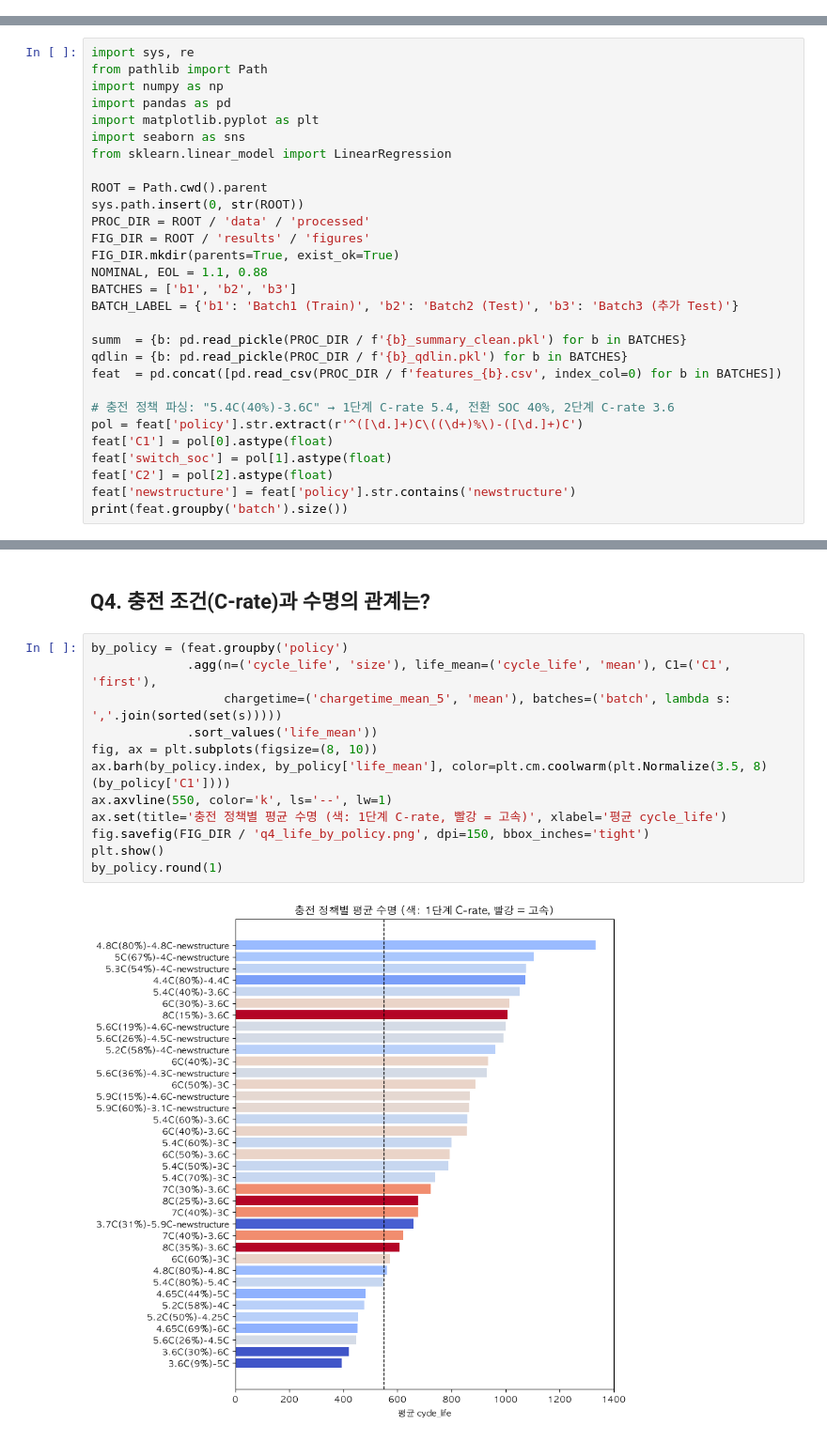
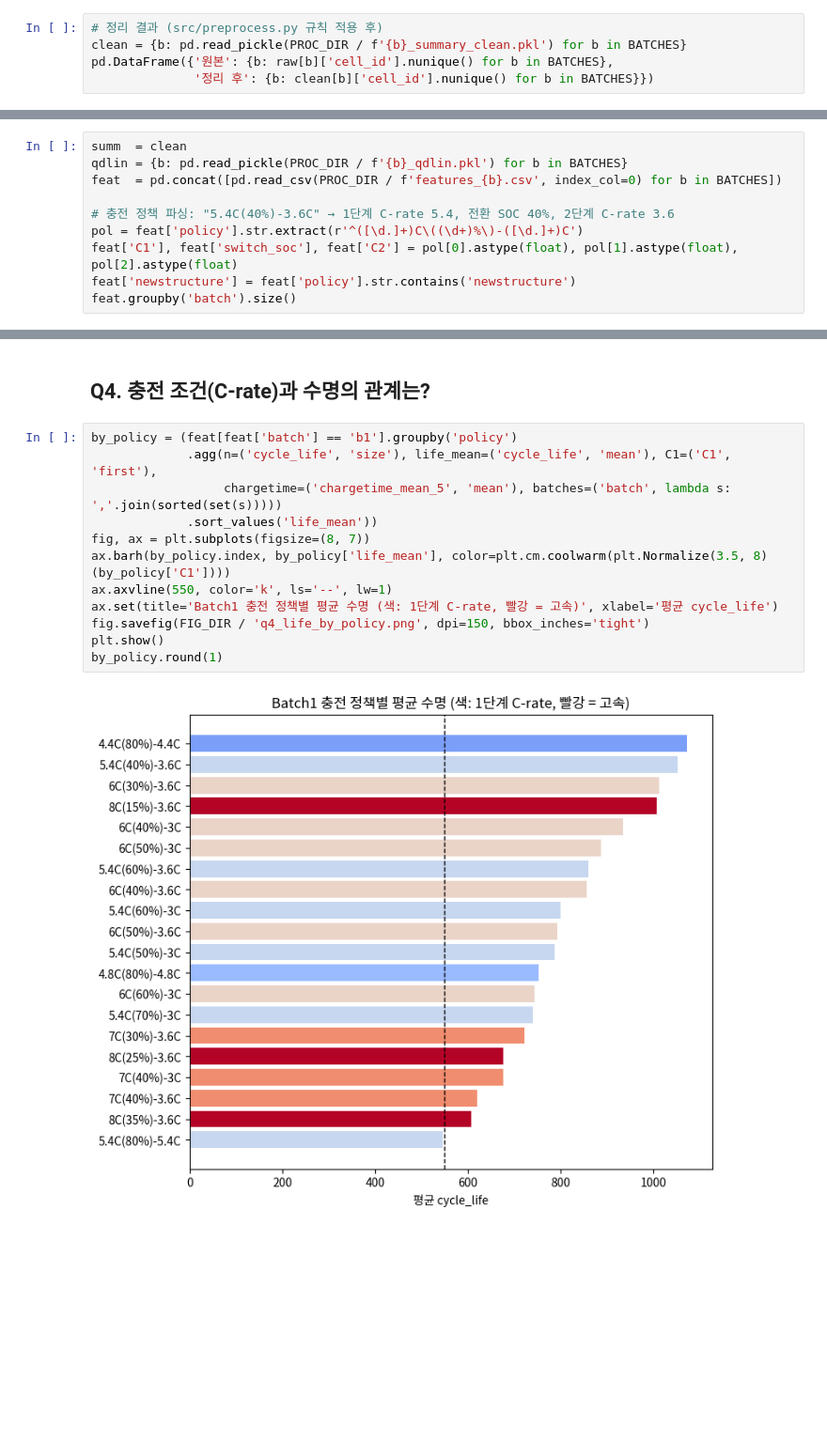
Before and after one commit to insidesight0921-stack/ess-battery-life-prediction, a Jupyter notebook: notebooks/01_EDA.ipynb, the cells around one changed output, grey strips where cells are left out. Shown at 94% size. Cells and saved outputs as stored; diff of their text form; blank space fills up the shorter version.

Commit message:
DAY2: 피처 선택 규칙 코드화(Train만), 재실행 결과, 노트북 01~03 정리, README 갱신

```diff
--- a/notebooks/01_EDA.ipynb
+++ b/notebooks/01_EDA.ipynb
@@ -357,0 +122,5 @@ display(info3[info3['censored']])
+# %%
+# 정리 결과 (src/preprocess.py 규칙 적용 후)
+clean = {b: pd.read_pickle(PROC_DIR / f'{b}_summary_clean.pkl') for b in BATCHES}
+pd.DataFrame({'원본': {b: raw[b]['cell_id'].nunique() for b in BATCHES},
+              '정리 후': {b: clean[b]['cell_id'].nunique() for b in BATCHES}})
@@ -363,32 +136,13 @@ display(info3[info3['censored']])
 # %%
-import sys, re
-from pathlib import Path
-import numpy as np
-import pandas as pd
-import matplotlib.pyplot as plt
-import seaborn as sns
-from sklearn.linear_model import LinearRegression
-
-ROOT = Path.cwd().parent
-sys.path.insert(0, str(ROOT))
-PROC_DIR = ROOT / 'data' / 'processed'
-FIG_DIR = ROOT / 'results' / 'figures'
-FIG_DIR.mkdir(parents=True, exist_ok=True)
-NOMINAL, EOL = 1.1, 0.88
-BATCHES = ['b1', 'b2', 'b3']
-BATCH_LABEL = {'b1': 'Batch1 (Train)', 'b2': 'Batch2 (Test)', 'b3': 'Batch3 (추가 Test)'}
-
-summ  = {b: pd.read_pickle(PROC_DIR / f'{b}_summary_clean.pkl') for b in BATCHES}
+summ  = clean
 qdlin = {b: pd.read_pickle(PROC_DIR / f'{b}_qdlin.pkl') for b in BATCHES}
 feat  = pd.concat([pd.read_csv(PROC_DIR / f'features_{b}.csv', index_col=0) for b in BATCHES])
 
 # 충전 정책 파싱: "5.4C(40%)-3.6C" → 1단계 C-rate 5.4, 전환 SOC 40%, 2단계 C-rate 3.6
 pol = feat['policy'].str.extract(r'^([\d.]+)C\((\d+)%\)-([\d.]+)C')
-feat['C1'] = pol[0].astype(float)
-feat['switch_soc'] = pol[1].astype(float)
-feat['C2'] = pol[2].astype(float)
+feat['C1'], feat['switch_soc'], feat['C2'] = pol[0].astype(float), pol[1].astype(float), pol[2].astype(float)
 feat['newstructure'] = feat['policy'].str.contains('newstructure')
-print(feat.groupby('batch').size())
+feat.groupby('batch').size()
 # %% [output]
 batch
 b1    36
@@ -626,18 +393,18 @@ feat.groupby('life_group')[dq_cols].median().round(3)
 # %% [markdown]
 ## Q4. 충전 조건(C-rate)과 수명의 관계는?
 # %%
-by_policy = (feat.groupby('policy')
+by_policy = (feat[feat['batch'] == 'b1'].groupby('policy')
              .agg(n=('cycle_life', 'size'), life_mean=('cycle_life', 'mean'), C1=('C1', 'first'),
                   chargetime=('chargetime_mean_5', 'mean'), batches=('batch', lambda s: ','.join(sorted(set(s)))))
              .sort_values('life_mean'))
-fig, ax = plt.subplots(figsize=(8, 10))
+fig, ax = plt.subplots(figsize=(8, 7))
 ax.barh(by_policy.index, by_policy['life_mean'], color=plt.cm.coolwarm(plt.Normalize(3.5, 8)(by_policy['C1'])))
 ax.axvline(550, color='k', ls='--', lw=1)
-ax.set(title='충전 정책별 평균 수명 (색: 1단계 C-rate, 빨강 = 고속)', xlabel='평균 cycle_life')
+ax.set(title='Batch1 충전 정책별 평균 수명 (색: 1단계 C-rate, 빨강 = 고속)', xlabel='평균 cycle_life')
 fig.savefig(FIG_DIR / 'q4_life_by_policy.png', dpi=150, bbox_inches='tight')
 plt.show()
 by_policy.round(1)
 # %% [output]
-[figure, old version]
+[figure, new version]
 |  | n | life_mean | C1 | chargetime | batches |
 | policy |  |  |  |  |  |
```
Also changed, not shown: parts of 57 cells of this notebook, 35 other files.
